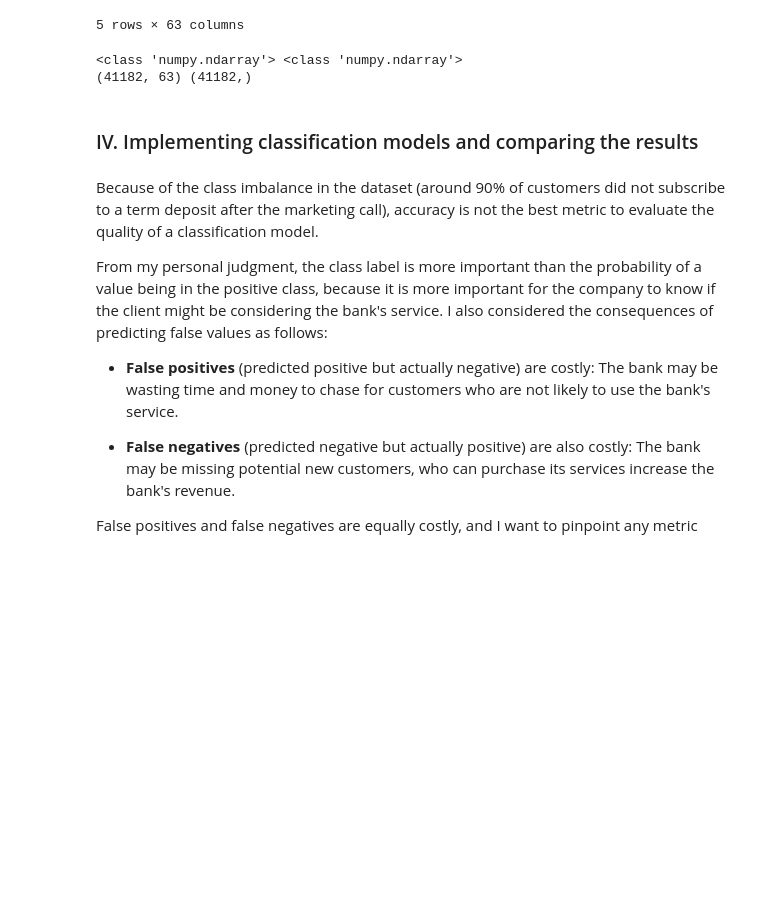
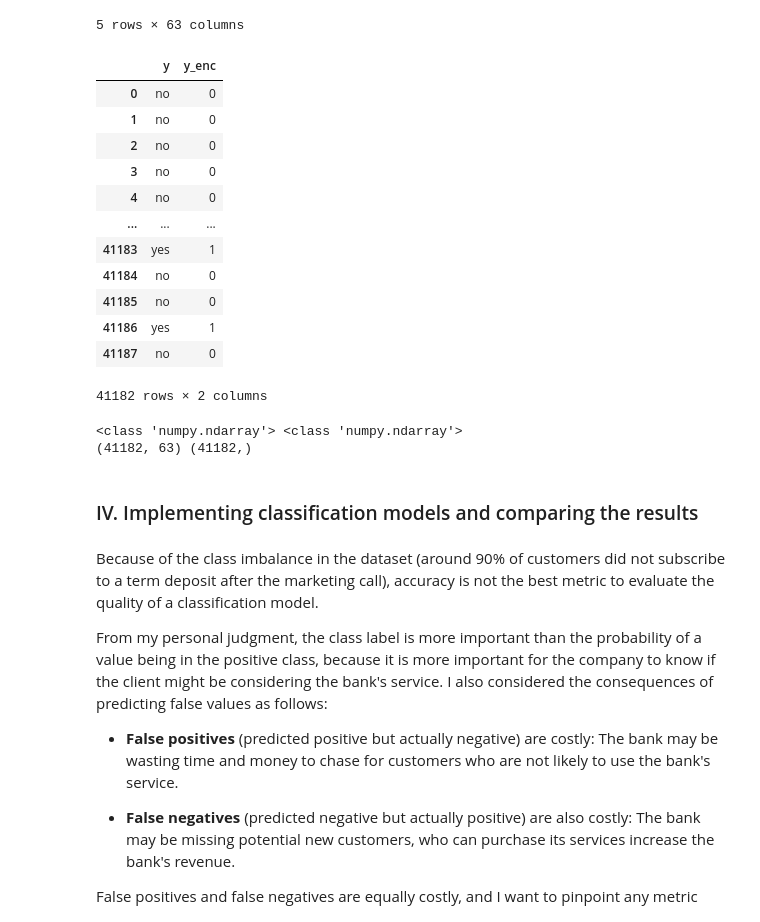
Before and after one commit to thaianle/bank-marketing, a Jupyter notebook: bank-marketing.ipynb, the cells around one changed output. Saved outputs shown, nothing was run; the diff lists cells and outputs as text; code cells hidden in the pictures; blank space fills up the shorter version.

```diff
--- a/bank-marketing.ipynb
+++ b/bank-marketing.ipynb
@@ -891,6 +892,25 @@ bank_marketing_features.head()
 | 3 | 40 | 1 | 0 | 1.1 | 93.994 | -36.4 | 4.857 | 5191.0 | ... |
 | 4 | 56 | 1 | 0 | 1.1 | 93.994 | -36.4 | 4.857 | 5191.0 | ... |
 5 rows × 63 columns
+# %%
+# Encode the target variable (originally "yes/no")
+bank_marketing_target = bank_marketing[['y']].copy()
+bank_marketing_target['y_enc'] = bank_marketing_target['y'].case_when([(bank_marketing_target['y'] == 'yes', 1), (bank_marketing_target['y'] == 'no', 0)])
+bank_marketing_target
+# %% [output]
+|  | y | y_enc |
+| 0 | no | 0 |
+| 1 | no | 0 |
+| 2 | no | 0 |
+| 3 | no | 0 |
+| 4 | no | 0 |
+| ... | ... | ... |
+| 41183 | yes | 1 |
+| 41184 | no | 0 |
+| 41185 | no | 0 |
+| 41186 | yes | 1 |
+| 41187 | no | 0 |
+41182 rows × 2 columns
 # %%
 # Split the DataFrame into feature and target variables
 X = bank_marketing_features.values
```
Also changed, not shown: parts of 35 cells of this notebook, 4 other files.
